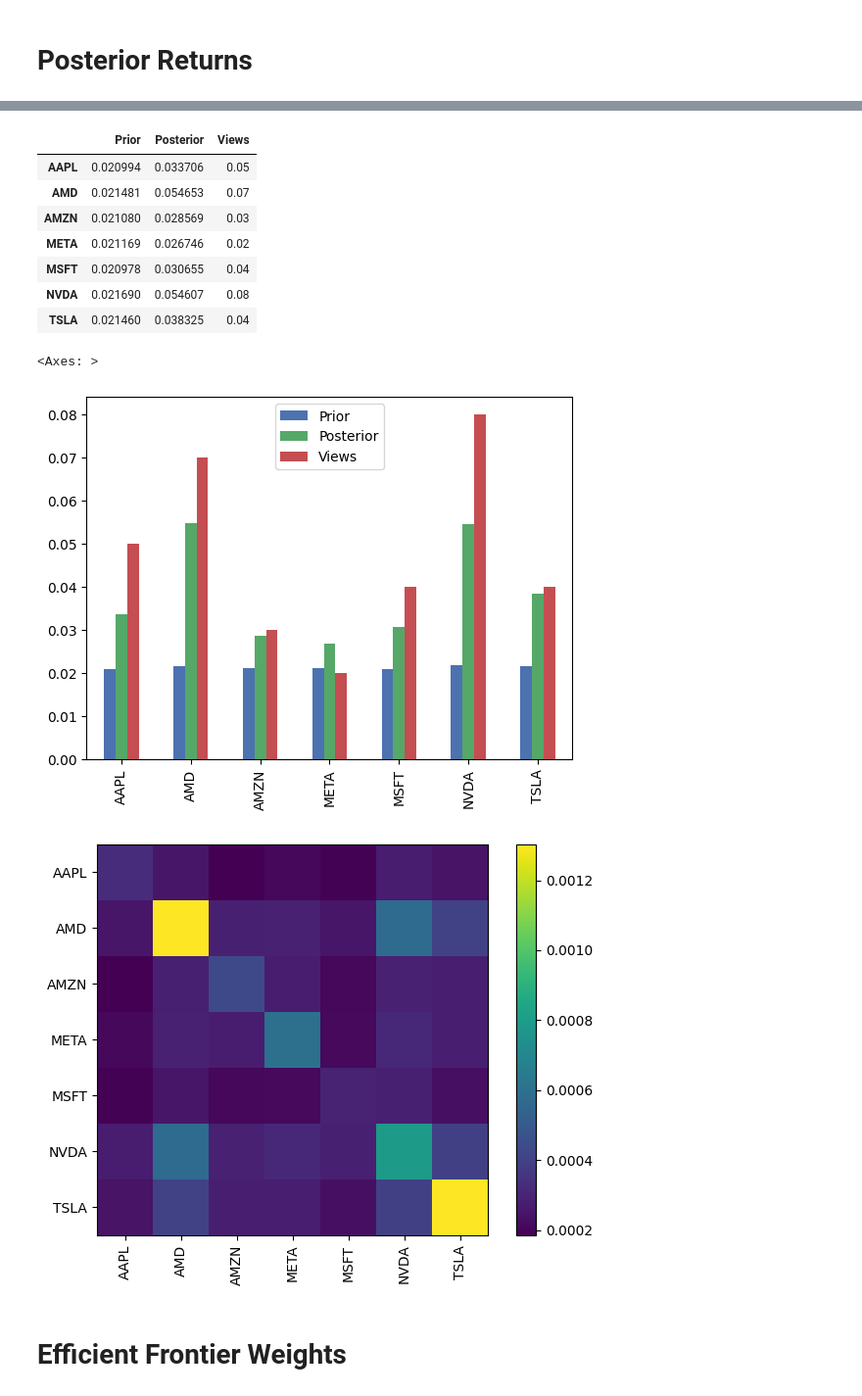
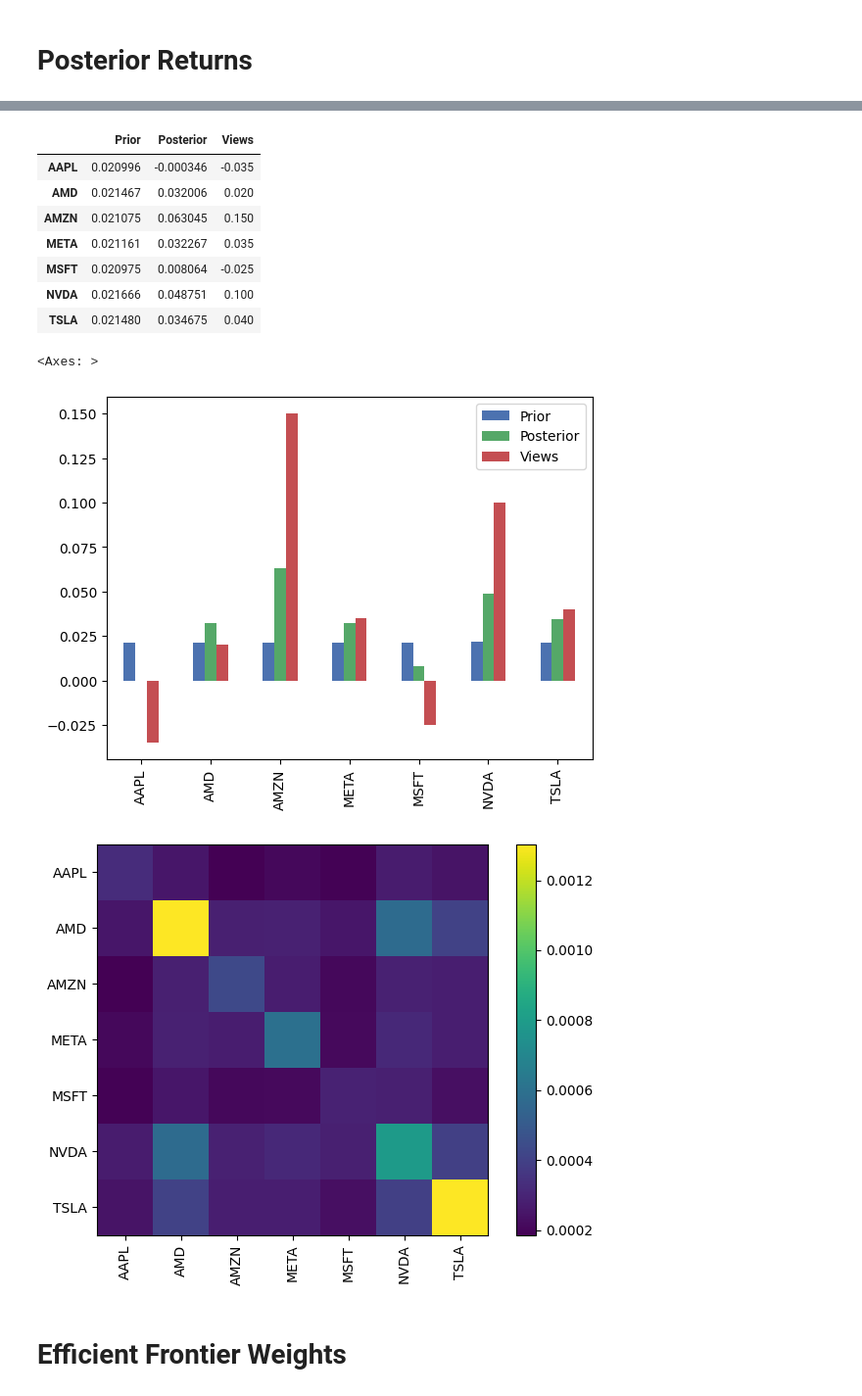
Before and after one commit to chantalmaskell/Black_Litterman_Portfolio_Optimisation, a Jupyter notebook: notebook.ipynb, the cells around one changed output, grey strips where cells are left out. Shown at 98% size. Saved outputs shown, nothing was run; the diff lists cells and outputs as text; code cells hidden in the pictures.

```diff
--- a/notebook.ipynb
+++ b/notebook.ipynb
@@ -412,18 +412,18 @@ TypeError: '>' not supported between instances of 'dict' and 'int'
 # Investor Views
 # %%
 # Standard views
-view_dict = {"TSLA": 0.04, "NVDA": 0.08, "AMZN": 0.03, "META": 0.02, "MSFT": 0.04, "AAPL": 0.05, "AMD": 0.07}
-view_confidences = [0.3, 0.9, 0.4, 0.5, 0.2, 0.6, 0.7, 0.8]
+view_dict = {"TSLA": 0.04, "NVDA": 0.10, "AMZN": 0.15, "META": 0.035, "MSFT": -0.025, "AAPL": -0.035, "AMD": 0.02}
+view_confidences = [0.3, 0.2, 0.4, 0.3, 0.2, 0.6, 0.5, 0.6]
 
 bl = BlackLittermanModel(covariance_matrix, pi=prior, absolute_views=view_dict, view_confidences=view_confidences)
 
-# # Fear-Greed views - need to change these variable names
-# generated_view_dict = {"TSLA": 0.04, "NVDA": 0.08, "AMZN": 0.03, "META": 0.02, "MSFT": 0.04, "AAPL": 0.05, "AMD": 0.07} # Absolute views
-# adjusted_view_confidences = [0.3, 0.9, 0.4, 0.5, 0.2, 0.6, 0.7, 0.8]
+# Fear-Greed views - need to change these variable names
+generated_view_dict = {"TSLA": 0.04, "NVDA": 0.08, "AMZN": 0.03, "META": 0.02, "MSFT": 0.04, "AAPL": 0.05, "AMD": 0.07} # Absolute views
+adjusted_view_confidences = [0.3, 0.9, 0.4, 0.5, 0.2, 0.6, 0.7, 0.8]
 
-# # Markov views
-# markov_view_dict = {"TSLA": 0.04, "NVDA": 0.08, "AMZN": 0.03, "META": 0.02, "MSFT": 0.04, "AAPL": 0.05, "AMD": 0.07}
-# markov_view_confidences = [0.3, 0.9, 0.4, 0.5, 0.2, 0.6, 0.7]
+# Markov views
+markov_view_dict = {"TSLA": 0.04, "NVDA": 0.08, "AMZN": 0.03, "META": 0.02, "MSFT": 0.04, "AAPL": 0.05, "AMD": 0.07}
+markov_view_confidences = [0.3, 0.9, 0.4, 0.5, 0.2, 0.6, 0.7]
 # %%
 fig, ax = plt.subplots(figsize=(7,7))
 im = ax.imshow(bl.omega)
@@ -494,31 +494,31 @@ dtype: float64
 returns_df = pd.DataFrame([prior, bl_returns, pd.Series(view_dict)], index=["Prior", "Posterior", "Views"]).T
 returns_df
 
-markov_returns_df = pd.DataFrame([markov_prior, markov_bl_returns, pd.Series(markov_view_dict)], index=["Prior", "Posterior", "Views"]).T
-markov_returns_df
+# markov_returns_df = pd.DataFrame([markov_prior, markov_bl_returns, pd.Series(markov_view_dict)], index=["Prior", "Posterior", "Views"]).T
+# markov_returns_df
 # %% [output]
 |  | Prior | Posterior | Views |
-| AAPL | 0.020994 | 0.033706 | 0.05 |
-| AMD | 0.021481 | 0.054653 | 0.07 |
-| AMZN | 0.021080 | 0.028569 | 0.03 |
-| META | 0.021169 | 0.026746 | 0.02 |
-| MSFT | 0.020978 | 0.030655 | 0.04 |
-| NVDA | 0.021690 | 0.054607 | 0.08 |
-| TSLA | 0.021460 | 0.038325 | 0.04 |
+| AAPL | 0.020996 | -0.000346 | -0.035 |
+| AMD | 0.021467 | 0.032006 | 0.020 |
+| AMZN | 0.021075 | 0.063045 | 0.150 |
+| META | 0.021161 | 0.032267 | 0.035 |
+| MSFT | 0.020975 | 0.008064 | -0.025 |
+| NVDA | 0.021666 | 0.048751 | 0.100 |
+| TSLA | 0.021480 | 0.034675 | 0.040 |
 # %%
 # visualisation of above
 returns_df.plot.bar()
 
 # Standard posterior covariance matrix
 posterior_cov = bl.bl_cov()
 plotting.plot_covariance(posterior_cov)
 
-# Markov posterior covariance matrix
-markov_posterior_cov = bl.bl_cov()
-plotting.plot_covariance(markov_posterior_cov, plot_correlation=True)
+# # Markov posterior covariance matrix
+# markov_posterior_cov = bl.bl_cov()
+# plotting.plot_covariance(markov_posterior_cov, plot_correlation=True)
 # %% [output]
 <Axes: >
-[figure, old version]
+[figure, new version]
 [figure]
 # %% [markdown]
 # Efficient Frontier Weights
```
Also changed, not shown: parts of 5 cells of this notebook, 4 other files.
